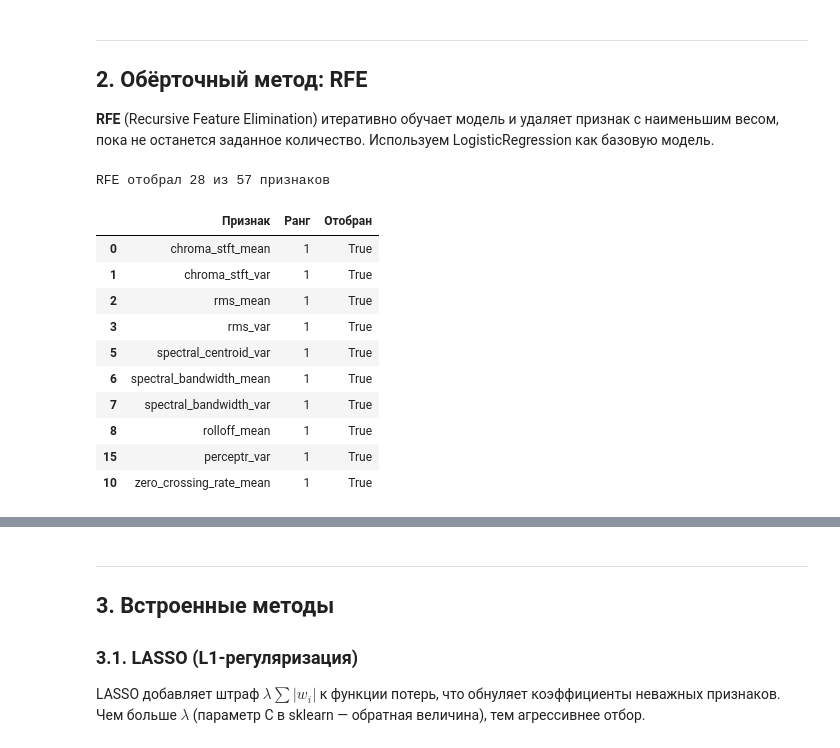
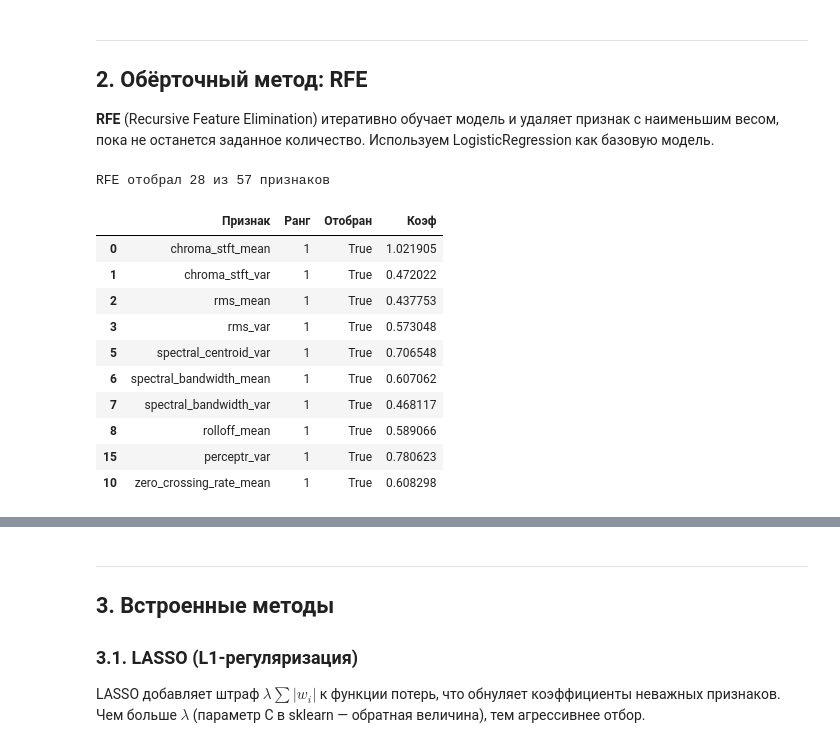
Before and after one commit to ch1llay/PSUMachineLearningLabs, a Jupyter notebook: labs/lab6/lab6.ipynb, the cells around one changed output, grey strips where cells are left out. Saved outputs shown, nothing was run; the diff lists cells and outputs as text; code cells hidden in the pictures.

```diff
--- a/labs/lab6/lab6.ipynb
+++ b/labs/lab6/lab6.ipynb
@@ -61,7 +61,7 @@ print('Библиотеки загружены')
 # %% [output]
 Библиотеки загружены
 # %%
-df = pd.read_csv('../datasets/gtzan/features_30_sec.csv')
+df = pd.read_csv('../../datasets/gtzan/features_30_sec.csv')
 print(f'Размер: {df.shape}')
 
 # Подготовка X и y
@@ -157,32 +181,39 @@ plt.show()
 
 **RFE** (Recursive Feature Elimination) итеративно обучает модель и удаляет признак с наименьшим весом, пока не останется заданное количество. Используем LogisticRegression как базовую модель.
 # %%
+import numpy as np
+
 lr = LogisticRegression(max_iter=5000, random_state=42, C=1.0)
-n_select = len(feature_names) // 2  # отберём половину
+n_select = len(feature_names) // 2   # отберём половину
 
 rfe = RFE(estimator=lr, n_features_to_select=n_select, step=1)
 rfe.fit(X_scaled, y)
 
 rfe_selected = [f for f, s in zip(feature_names, rfe.support_) if s]
 print(f'RFE отобрал {len(rfe_selected)} из {len(feature_names)} признаков')
 
+# |coef| усреднённый по классам, разложенный по всем 57 признакам
+coef_full = np.full(len(feature_names), np.nan)
+coef_full[rfe.support_] = np.abs(rfe.estimator_.coef_).mean(axis=0)
+
 rfe_ranking = pd.DataFrame({
-    'Признак': feature_names,
-    'Ранг': rfe.ranking_,
-    'Отобран': rfe.support_
+    'Признак':   feature_names,
+    'Ранг':      rfe.ranking_,
+    'Отобран':   rfe.support_,
+    'Коэф':      coef_full,
 }).sort_values('Ранг')
 
 rfe_ranking.head(10)
 # %% [output]
 RFE отобрал 28 из 57 признаков
-|  | Признак | Ранг | Отобран |
-| 0 | chroma_stft_mean | 1 | True |
-| 1 | chroma_stft_var | 1 | True |
-| 2 | rms_mean | 1 | True |
-| 3 | rms_var | 1 | True |
-| 5 | spectral_centroid_var | 1 | True |
-| 6 | spectral_bandwidth_mean | 1 | True |
-| 7 | spectral_bandwidth_var | 1 | True |
-| 8 | rolloff_mean | 1 | True |
-| 15 | perceptr_var | 1 | True |
-| 10 | zero_crossing_rate_mean | 1 | True |
+|  | Признак | Ранг | Отобран | Коэф |
+| 0 | chroma_stft_mean | 1 | True | 1.021905 |
+| 1 | chroma_stft_var | 1 | True | 0.472022 |
+| 2 | rms_mean | 1 | True | 0.437753 |
+| 3 | rms_var | 1 | True | 0.573048 |
+| 5 | spectral_centroid_var | 1 | True | 0.706548 |
+| 6 | spectral_bandwidth_mean | 1 | True | 0.607062 |
+| 7 | spectral_bandwidth_var | 1 | True | 0.468117 |
+| 8 | rolloff_mean | 1 | True | 0.589066 |
+| 15 | perceptr_var | 1 | True | 0.780623 |
+| 10 | zero_crossing_rate_mean | 1 | True | 0.608298 |
```
Also changed, not shown: parts of 21 cells of this notebook, 14 other files.
